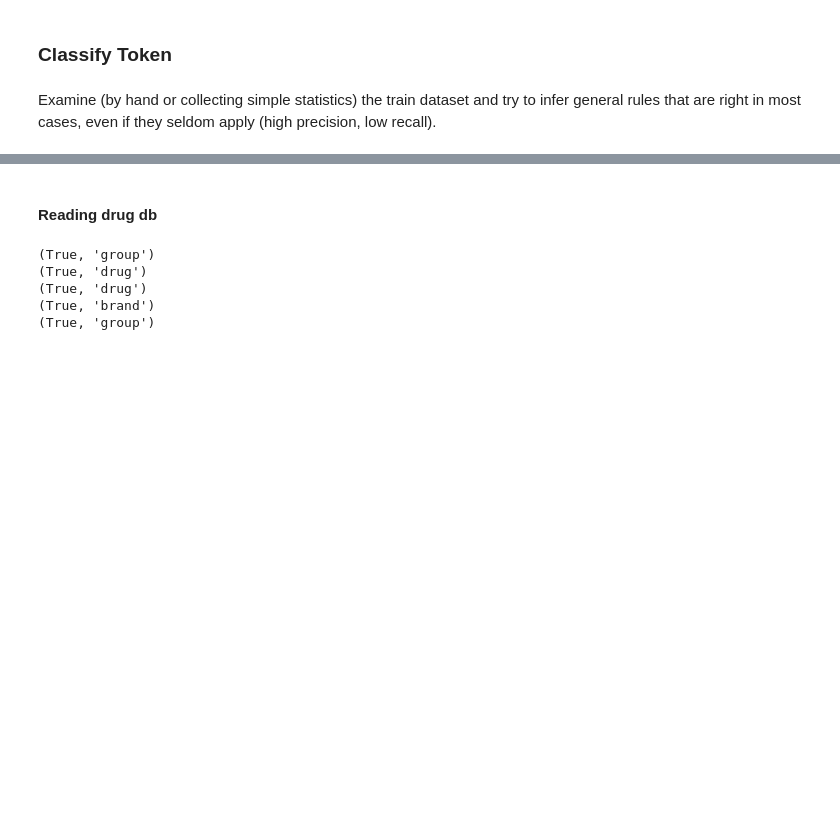
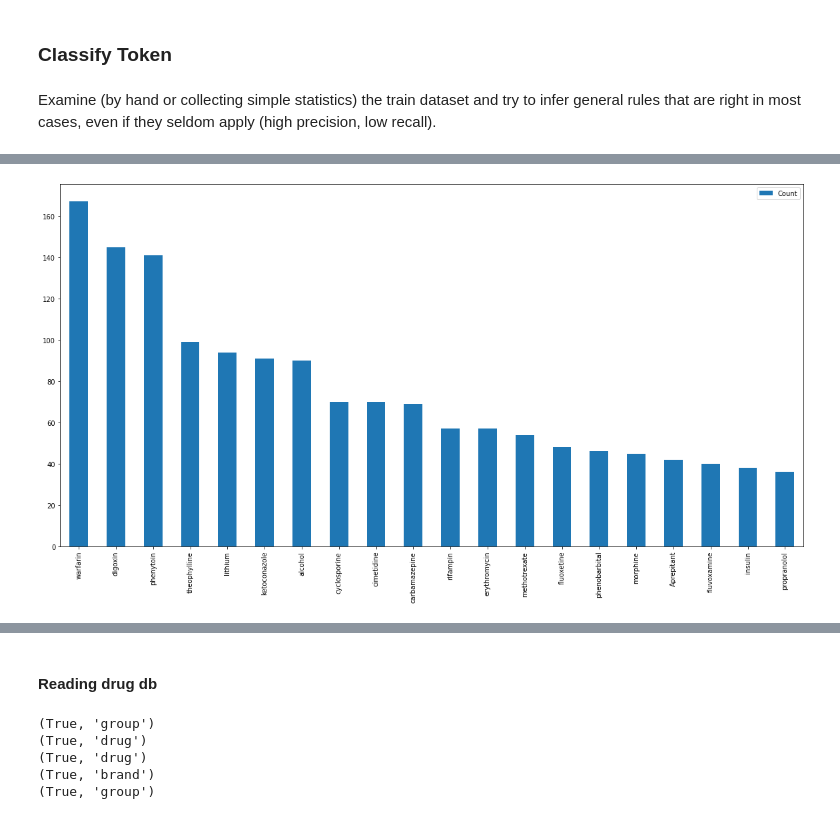
Before and after one commit to mponsclo/Advanced_Human_Language_Technologies, a Jupyter notebook: NERC Baseline.ipynb, the cells around one changed output, grey strips where cells are left out. Cells and saved outputs as stored; diff of their text form; code cells hidden in the pictures; blank space fills up the shorter version.

```diff
--- a/NERC Baseline.ipynb
+++ b/NERC Baseline.ipynb
@@ -138,0 +156,4 @@ ax = drug_counts[(drug_counts["Count"] > 23)].plot.bar()
+# %%
+ax = drug_counts[(drug_counts["Count"] > 35)].plot.bar()
+# %% [output]
+[figure, added]
```
Also changed, not shown: parts of 7 cells of this notebook, 2 other files.
